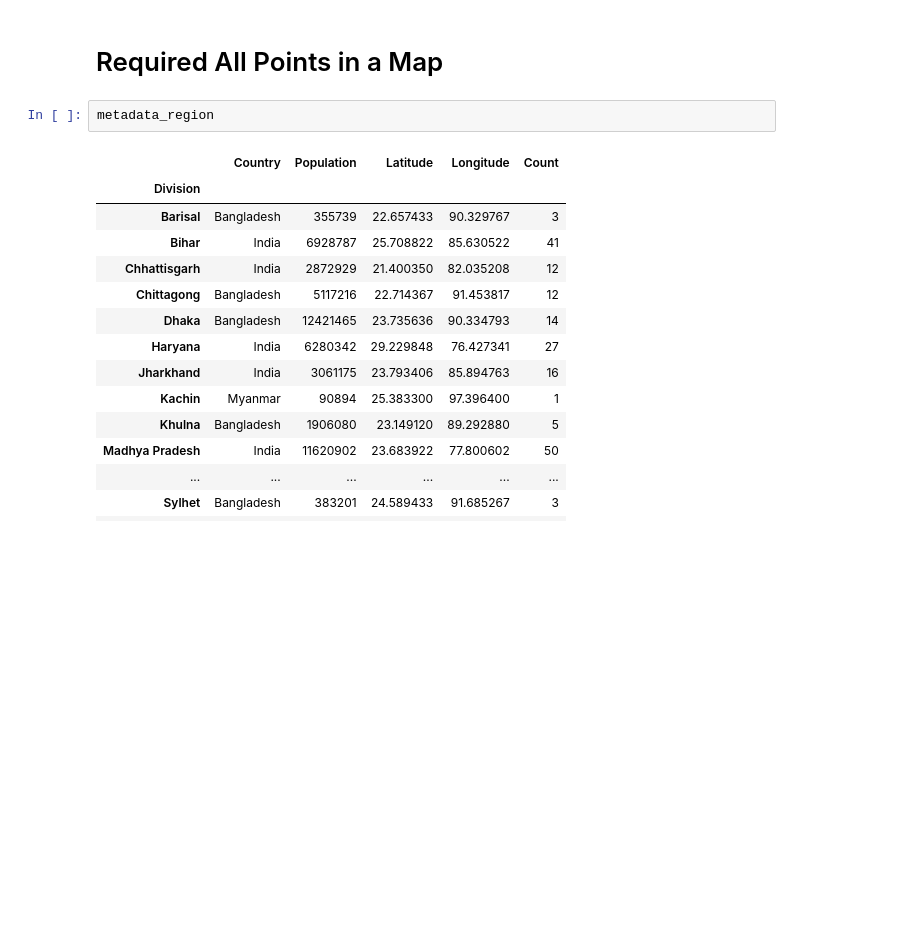
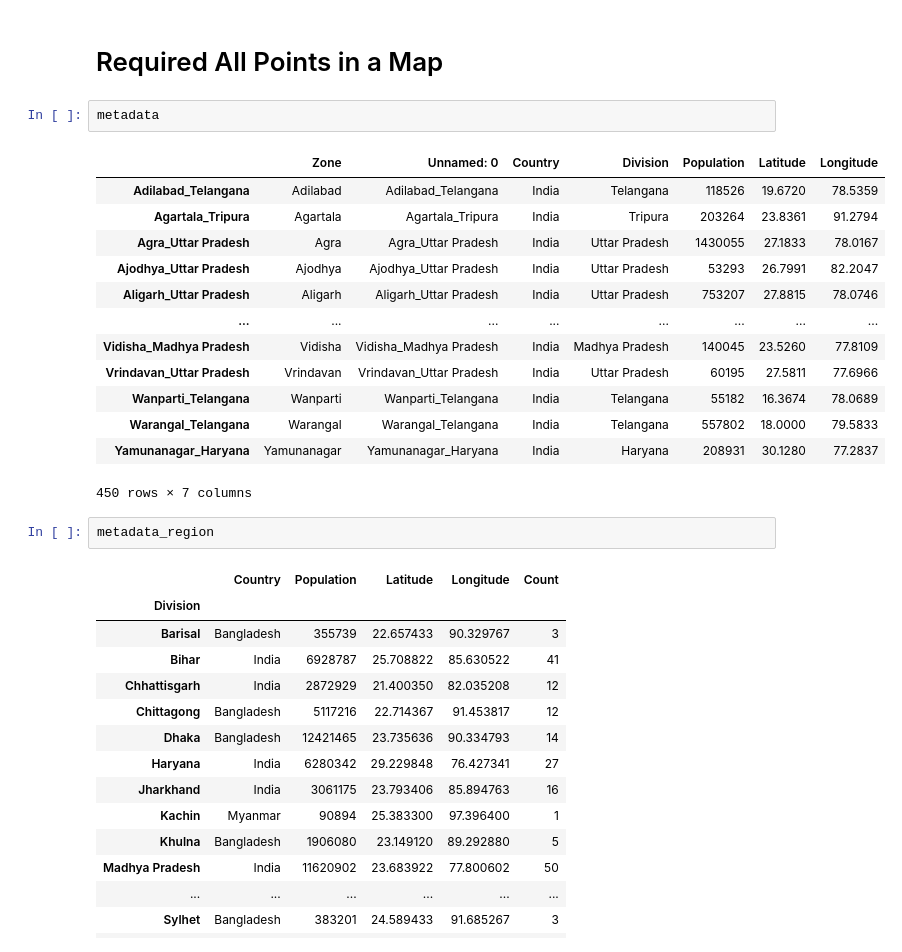
Before and after one commit to asifzmn/Air_Quality_Analysis, a Jupyter notebook: visualization/EDA_meta_data.ipynb, the cells around one changed output. Cells and saved outputs as stored; diff of their text form; blank space fills up the shorter version.

```diff
--- a/visualization/EDA_meta_data.ipynb
+++ b/visualization/EDA_meta_data.ipynb
@@ -31,6 +30,22 @@ fig.show()
 [interactive output not drawn]
 # %% [markdown]
 # Required All Points in a Map
+# %%
+metadata
+# %% [output]
+|  | Zone | Unnamed: 0 | Country | Division | Population | Latitude | Longitude |
+| Adilabad_Telangana | Adilabad | Adilabad_Telangana | India | Telangana | 118526 | 19.6720 | 78.5359 |
+| Agartala_Tripura | Agartala | Agartala_Tripura | India | Tripura | 203264 | 23.8361 | 91.2794 |
+| Agra_Uttar Pradesh | Agra | Agra_Uttar Pradesh | India | Uttar Pradesh | 1430055 | 27.1833 | 78.0167 |
+| Ajodhya_Uttar Pradesh | Ajodhya | Ajodhya_Uttar Pradesh | India | Uttar Pradesh | 53293 | 26.7991 | 82.2047 |
+| Aligarh_Uttar Pradesh | Aligarh | Aligarh_Uttar Pradesh | India | Uttar Pradesh | 753207 | 27.8815 | 78.0746 |
+| ... | ... | ... | ... | ... | ... | ... | ... |
+| Vidisha_Madhya Pradesh | Vidisha | Vidisha_Madhya Pradesh | India | Madhya Pradesh | 140045 | 23.5260 | 77.8109 |
+| Vrindavan_Uttar Pradesh | Vrindavan | Vrindavan_Uttar Pradesh | India | Uttar Pradesh | 60195 | 27.5811 | 77.6966 |
+| Wanparti_Telangana | Wanparti | Wanparti_Telangana | India | Telangana | 55182 | 16.3674 | 78.0689 |
+| Warangal_Telangana | Warangal | Warangal_Telangana | India | Telangana | 557802 | 18.0000 | 79.5833 |
+| Yamunanagar_Haryana | Yamunanagar | Yamunanagar_Haryana | India | Haryana | 208931 | 30.1280 | 77.2837 |
+450 rows × 7 columns
 # %%
 metadata_region
 # %% [output]
```
Also changed, not shown: parts of 6 cells of this notebook, 13 other files.
